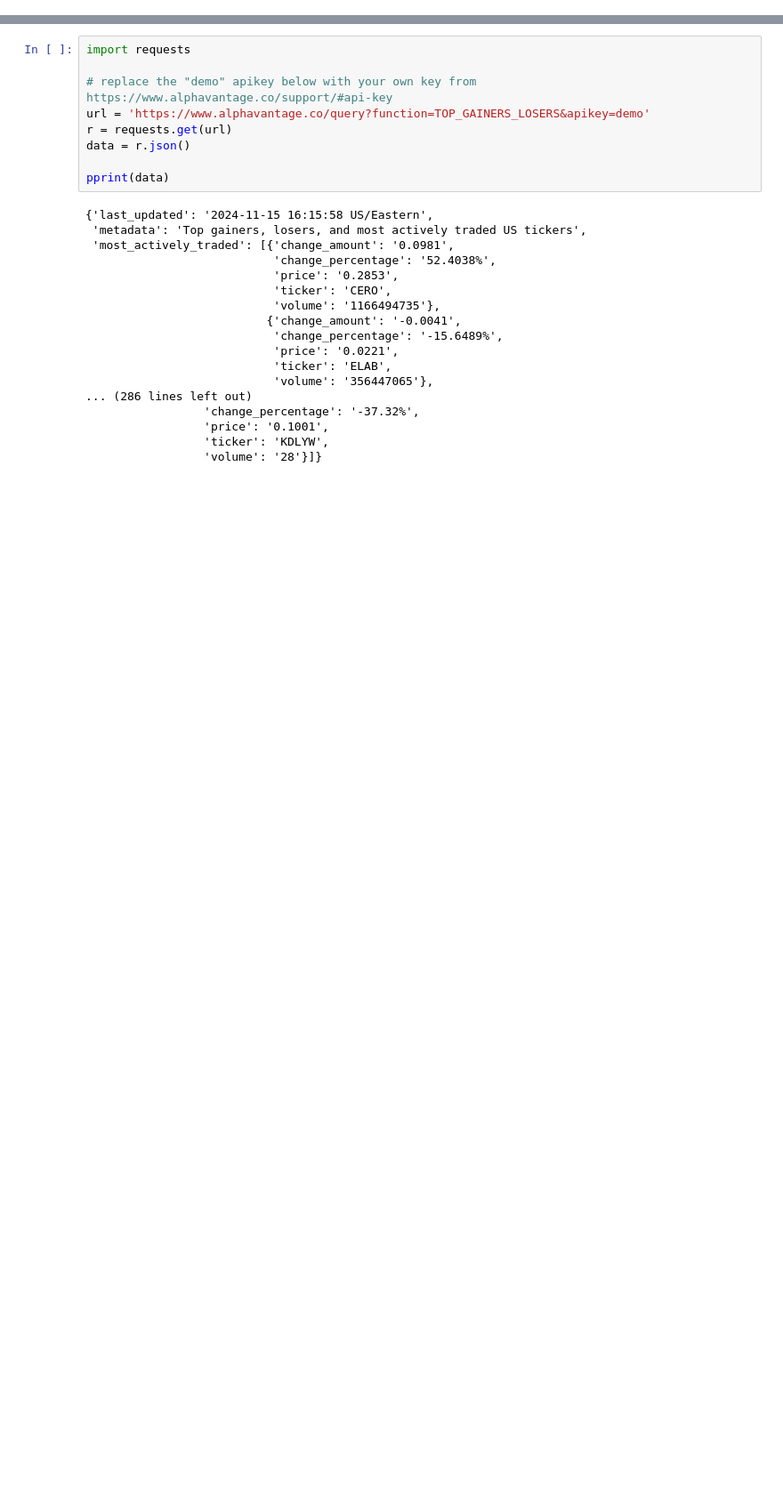
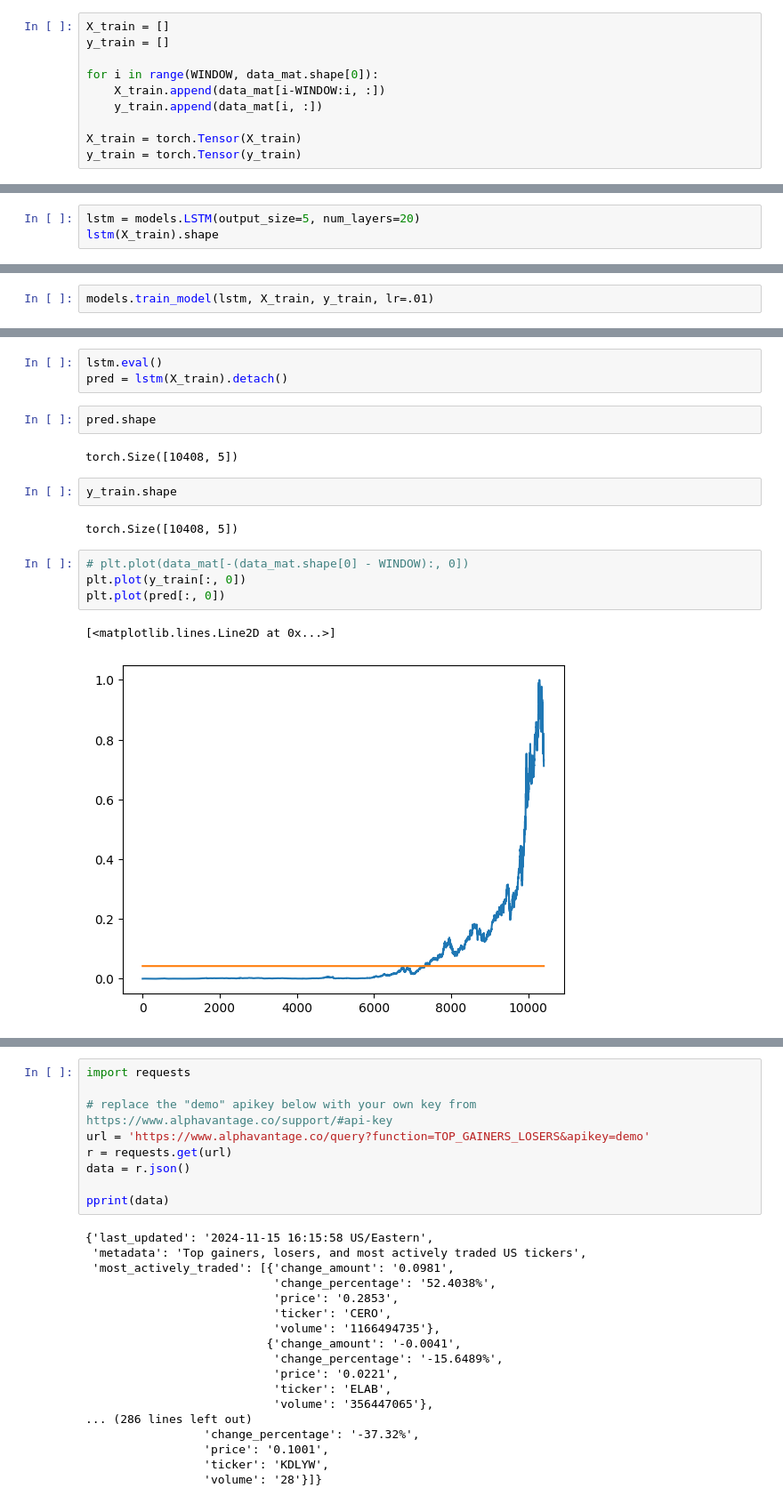
Before and after one commit to saleemkheralden/Stonks, a Jupyter notebook: research.ipynb, the cells around one changed output, grey strips where cells are left out. Shown: that part at 89% size. Cells and saved outputs as stored; diff of their text form; blank space fills up the shorter version.

Commit message:
LSTM

```diff
--- a/research.ipynb
+++ b/research.ipynb
@@ -36,0 +112,10 @@ plt.show()
+# %%
+X_train = []
+y_train = []
+
+for i in range(WINDOW, data_mat.shape[0]):
+	X_train.append(data_mat[i-WINDOW:i, :])
+	y_train.append(data_mat[i, :])
+
+X_train = torch.Tensor(X_train)
+y_train = torch.Tensor(y_train)
@@ -36,0 +126,3 @@ plt.show()
+# %%
+lstm = models.LSTM(output_size=5, num_layers=20)
+lstm(X_train).shape
@@ -36,0 +134,2 @@ plt.show()
+# %%
+models.train_model(lstm, X_train, y_train, lr=.01)
@@ -37,3 +147,21 @@ plt.show()
+# %%
+lstm.eval()
+pred = lstm(X_train).detach()
+# %%
+pred.shape
+# %% [output]
+torch.Size([10408, 5])
+# %%
+y_train.shape
+# %% [output]
+torch.Size([10408, 5])
+# %%
+# plt.plot(data_mat[-(data_mat.shape[0] - WINDOW):, 0])
+plt.plot(y_train[:, 0])
+plt.plot(pred[:, 0])
+# %% [output]
+[<matplotlib.lines.Line2D at 0x...>]
+[figure, added]
 # %%
 url = 'https://www.alphavantage.co/query?function=NEWS_SENTIMENT&tickers=AAPL&apikey=demo'
 r = req.get(url)
```
Also changed, not shown: parts of 17 cells of this notebook, 3 other files.
